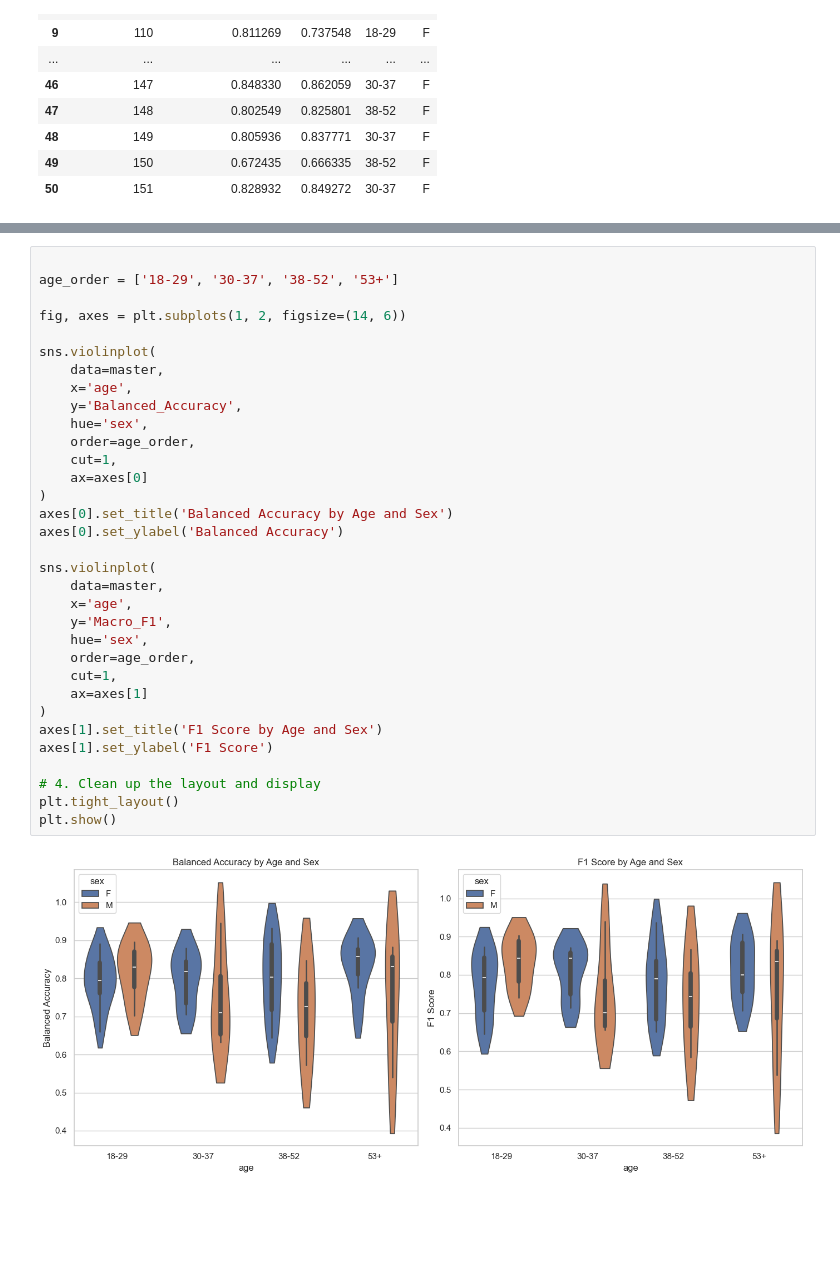
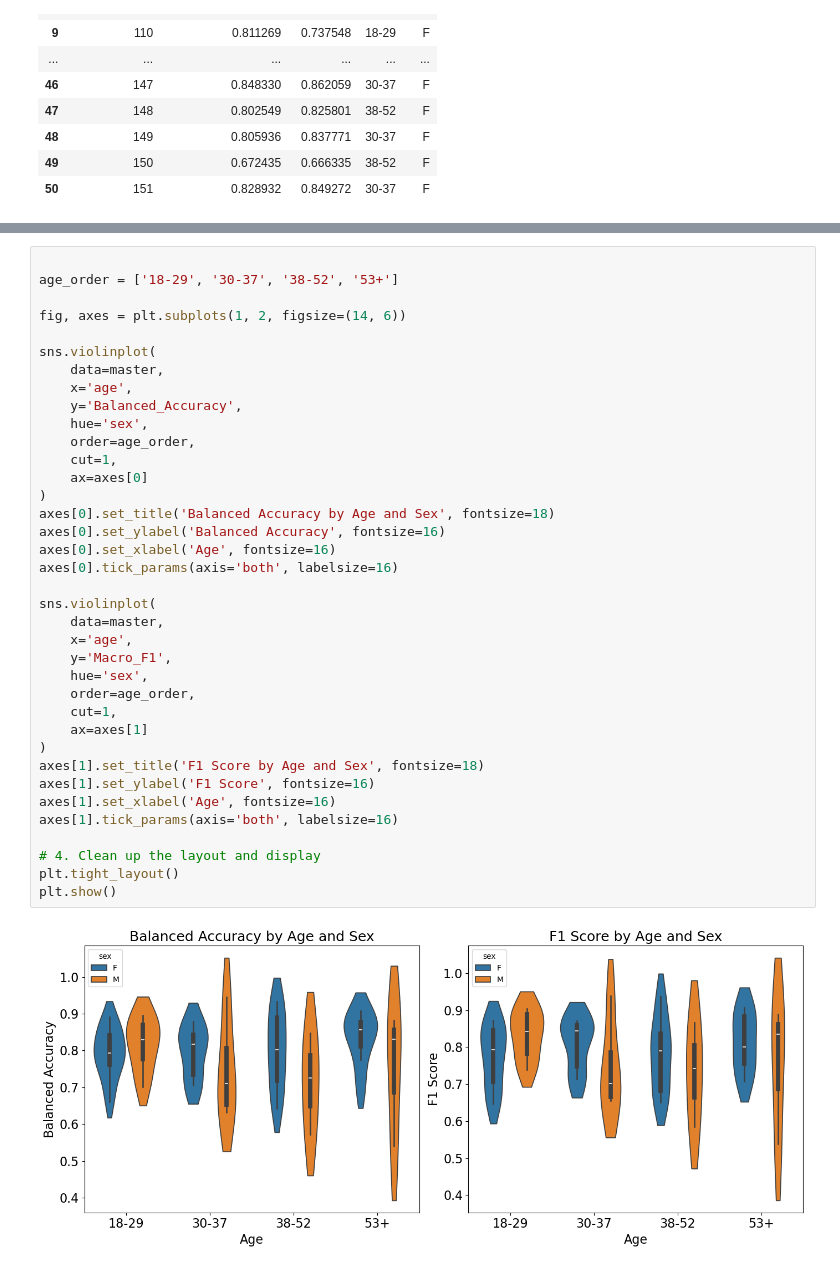
Before and after one commit to finlayscheib/capture24, a Jupyter notebook: Deep_models.ipynb, the cells around one changed output, grey strips where cells are left out. Drawn from its saved outputs; the diff is of its cells as text; blank space fills up the shorter version.

```diff
--- a/Deep_models.ipynb
+++ b/Deep_models.ipynb
@@ -356,35 +349,39 @@ age   sex
 # %%
 
 age_order = ['18-29', '30-37', '38-52', '53+']
 
 fig, axes = plt.subplots(1, 2, figsize=(14, 6))
 
 sns.violinplot(
     data=master,
     x='age',
     y='Balanced_Accuracy',
     hue='sex',
     order=age_order,
     cut=1,
     ax=axes[0]
 )
-axes[0].set_title('Balanced Accuracy by Age and Sex')
-axes[0].set_ylabel('Balanced Accuracy')
+axes[0].set_title('Balanced Accuracy by Age and Sex', fontsize=18)
+axes[0].set_ylabel('Balanced Accuracy', fontsize=16)
+axes[0].set_xlabel('Age', fontsize=16)
+axes[0].tick_params(axis='both', labelsize=16)
 
 sns.violinplot(
     data=master,
     x='age',
     y='Macro_F1',
     hue='sex',
     order=age_order,
     cut=1,
     ax=axes[1]
 )
-axes[1].set_title('F1 Score by Age and Sex')
-axes[1].set_ylabel('F1 Score')
+axes[1].set_title('F1 Score by Age and Sex', fontsize=18)
+axes[1].set_ylabel('F1 Score', fontsize=16)
+axes[1].set_xlabel('Age', fontsize=16)
+axes[1].tick_params(axis='both', labelsize=16)
 
 # 4. Clean up the layout and display
 plt.tight_layout()
 plt.show()
 # %% [output]
-[figure, old version]
+[figure, new version]
```
Also changed, not shown: parts of 5 cells of this notebook, 2 other files.
